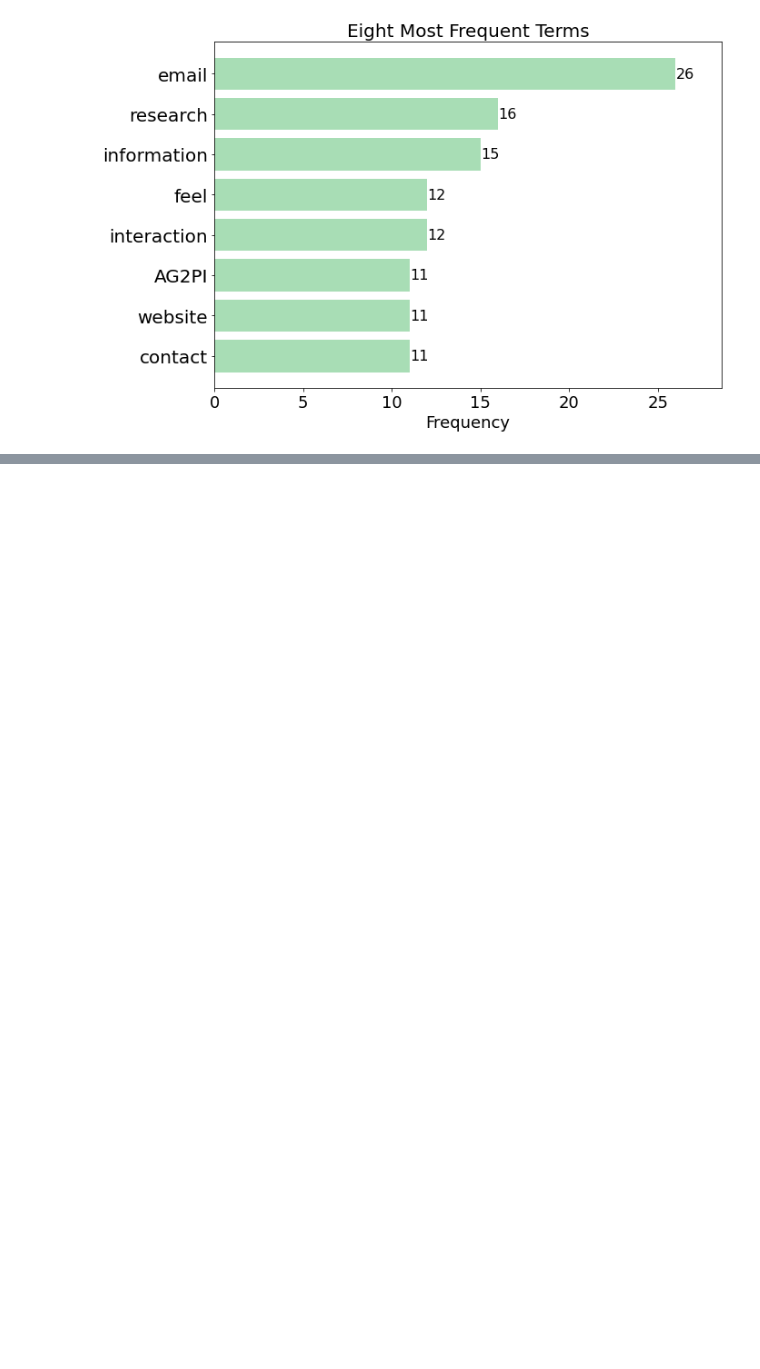
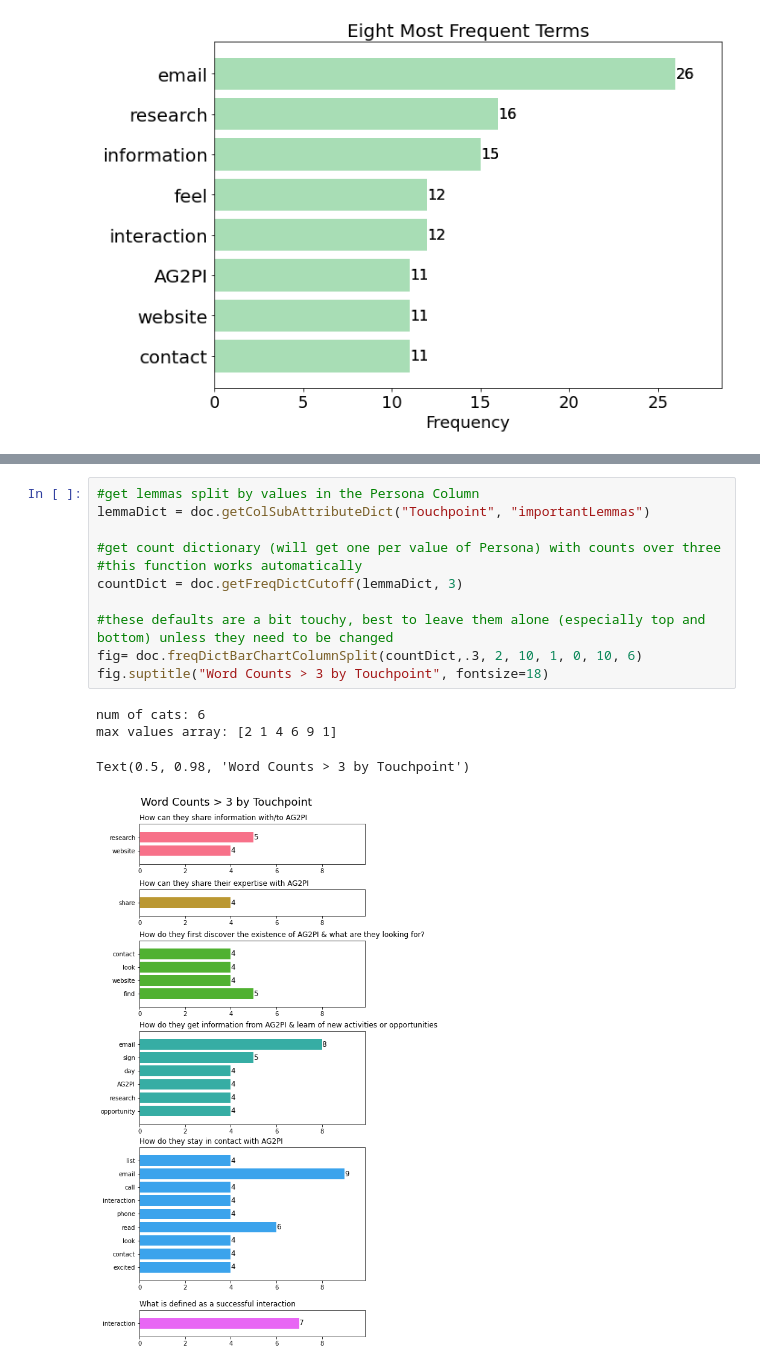
Before and after one commit to blitt2018/PSCExploratoryNLP, a Jupyter notebook: polishedCodeFigs.ipynb, the cells around one changed output, grey strips where cells are left out. Cells and saved outputs as stored; diff of their text form; blank space fills up the shorter version.

```diff
--- a/polishedCodeFigs.ipynb
+++ b/polishedCodeFigs.ipynb
@@ -172,0 +211,16 @@ plt.savefig("/home/blitt/Academic/PSC/NLPPipelines/AG2PIAnalytics/mockups/polish
+# %%
+#get lemmas split by values in the Persona Column
+lemmaDict = doc.getColSubAttributeDict("Touchpoint", "importantLemmas")
+
+#get count dictionary (will get one per value of Persona) with counts over three
+#this function works automatically
+countDict = doc.getFreqDictCutoff(lemmaDict, 3)
+
+#these defaults are a bit touchy, best to leave them alone (especially top and bottom) unless they need to be changed
+fig= doc.freqDictBarChartColumnSplit(countDict,.3, 2, 10, 1, 0, 10, 6)
+fig.suptitle("Word Counts > 3 by Touchpoint", fontsize=18)
+# %% [output]
+num of cats: 6
+max values array: [2 1 4 6 9 1]
+Text(0.5, 0.98, 'Word Counts > 3 by Touchpoint')
+[figure, added]
```
Also changed, not shown: parts of 16 cells of this notebook, 1 other file.
